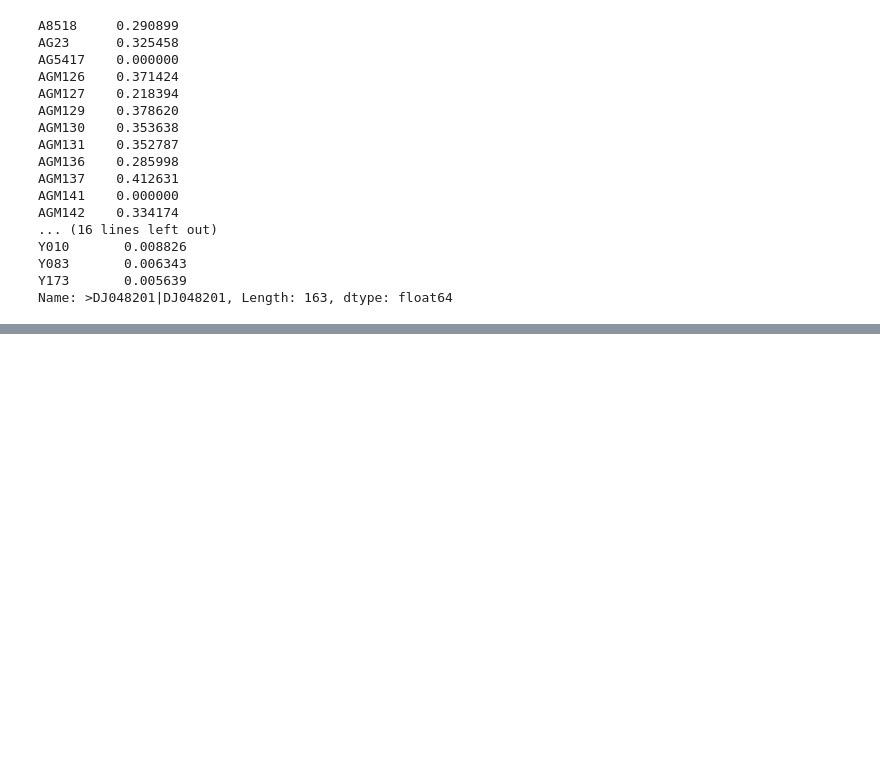
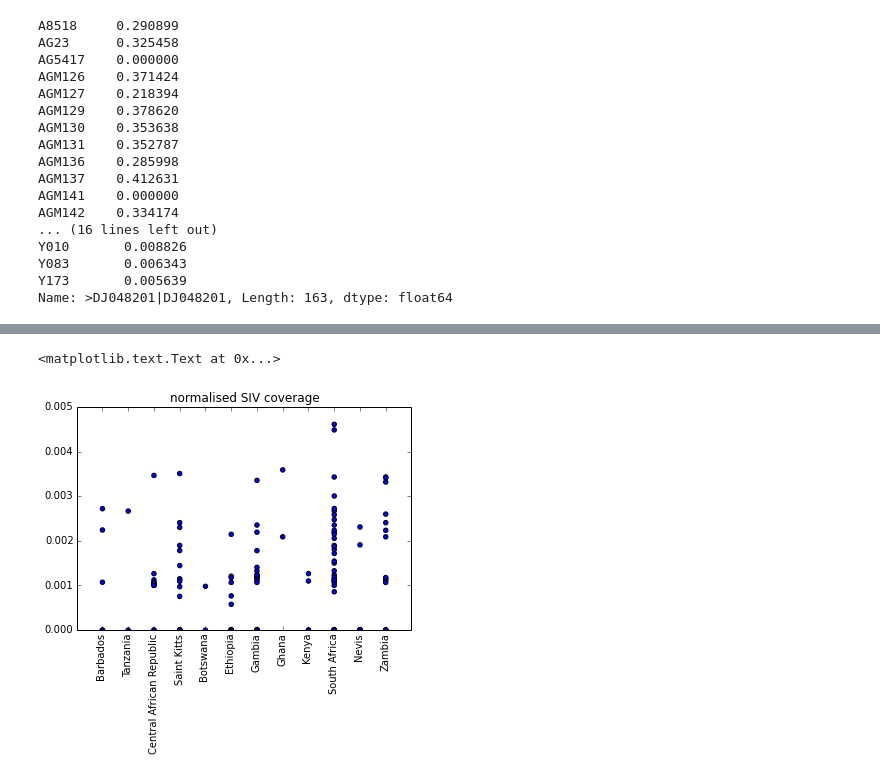
Before and after one commit to peterdfields/hs_vervet, a Jupyter notebook: notebooks/20141018_map_to_siv.ipynb, the cells around one changed output, grey strips where cells are left out. Cells and saved outputs as stored; diff of their text form; code cells hidden in the pictures; blank space fills up the shorter version.

```diff
--- a/notebooks/20141018_map_to_siv.ipynb
+++ b/notebooks/20141018_map_to_siv.ipynb
@@ -250,0 +334,24 @@ Name: >DJ048201|DJ048201, Length: 163, dtype: float64
+# %%
+mean_cov_strains = (siv_cov*1./mt.ix[ucla_ids]["coverage"]).groupby(lambda ix: ix[0]).mean()#.shape#.div(,axis=0)
+# %%
+loc_mt = mt.ix[ucla_ids]
+# %%
+mean_cov = mean_cov_strains.ix["DJ048201"]
+#plt.scatter(mean_cov.ix["DJ048201"],mt.ix[ucla_ids]["species"])
+# %%
+countries = loc_mt.country.unique()
+country_num = pd.Series(index=mean_cov.index)
+for i,country in enumerate(countries):
+    country_num.ix[loc_mt["country"]==country] = i
+# %%
+ax = plt.gca()
+#plt.plot(country_num,mean_cov,".")
+plt.scatter(country_num,mean_cov)
+plt.xticks(range(len(countries)),countries, rotation='vertical')
+ax.set_xlim([-1,len(countries)])
+ax.set_ylim([0,0.005])
+#ax.set_yscale('exp')
+plt.title("normalised SIV coverage")
+# %% [output]
+<matplotlib.text.Text at 0x...>
+[figure, added]
```
Also changed, not shown: parts of 24 cells of this notebook, 16 other files.
